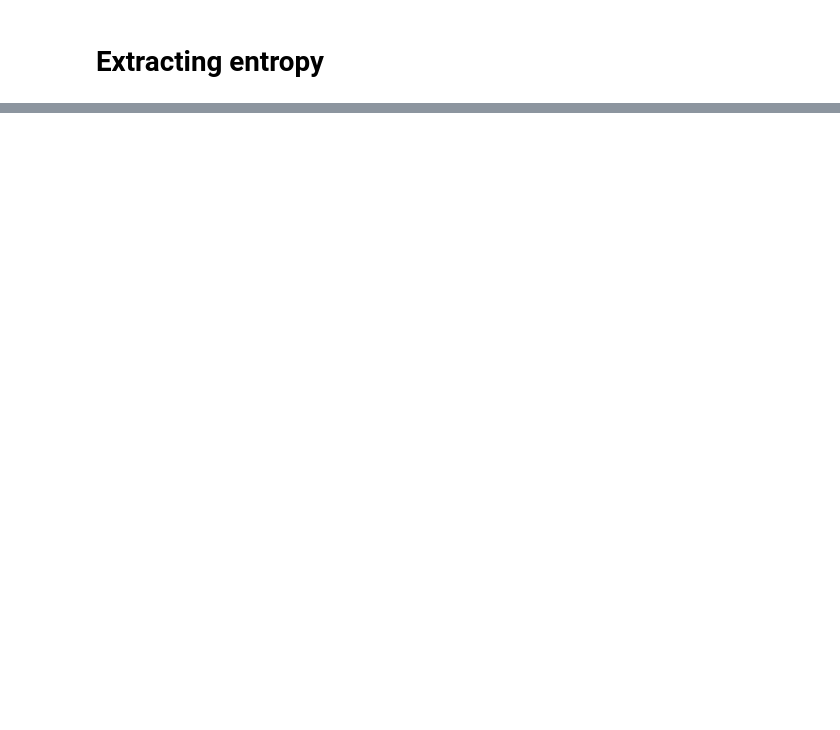
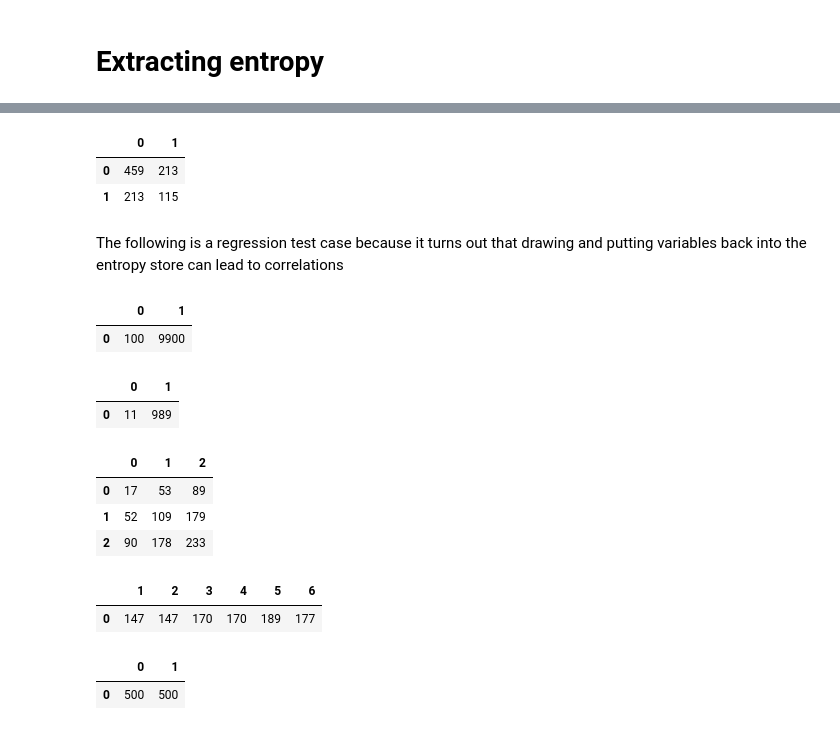
Before and after one commit to calum74/entropy, a Jupyter notebook: reference.ipynb, the cells around one changed output, grey strips where cells are left out. Cells and saved outputs as stored; diff of their text form; code cells hidden in the pictures; blank space fills up the shorter version.

```diff
--- a/reference.ipynb
+++ b/reference.ipynb
@@ -551,0 +577,35 @@ def make_sourced_entropy_store(source_es, source_distribution, bits=32):
+# %%
+test_conversion(es, coin, coin).display_pairs()
+# %% [output]
+|  | 0 | 1 |
+| 0 | 459 | 213 |
+| 1 | 213 | 115 |
+# %% [markdown]
+The following is a regression test case because it turns out that drawing and putting variables back into the entropy store can lead to correlations
+# %%
+test_conversion(es, BernoulliDistribution(1,100), BernoulliDistribution(99,100), 10000).display_table()
+# %% [output]
+|  | 0 | 1 |
+| 0 | 100 | 9900 |
+# %%
+TestDistribution(es, BernoulliDistribution(99,100), 1000).display_table()
+# %% [output]
+|  | 0 | 1 |
+| 0 | 11 | 989 |
+# %%
+test_conversion(es, d10, w).display_pairs()
+# %% [output]
+|  | 0 | 1 | 2 |
+| 0 | 17 | 53 | 89 |
+| 1 | 52 | 109 | 179 |
+| 2 | 90 | 178 | 233 |
+# %%
+test_conversion(es, w, d6).display_table()
+# %% [output]
+|  | 1 | 2 | 3 | 4 | 5 | 6 |
+| 0 | 147 | 147 | 170 | 170 | 189 | 177 |
+# %%
+test_conversion(es, WeightedDistribution([3,0,2]), WeightedDistribution([4,4])).display_table()
+# %% [output]
+|  | 0 | 1 |
+| 0 | 500 | 500 |
```
Also changed, not shown: parts of 13 cells of this notebook.
